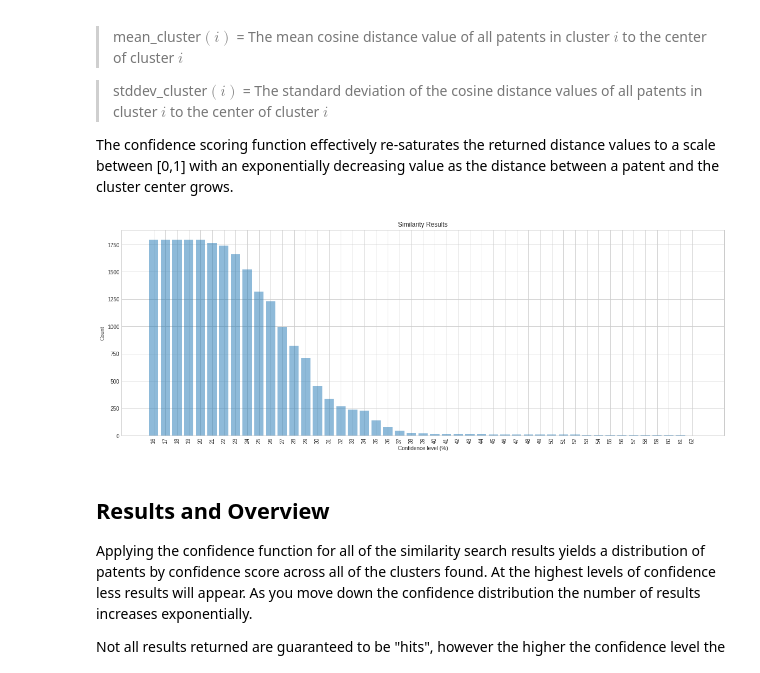
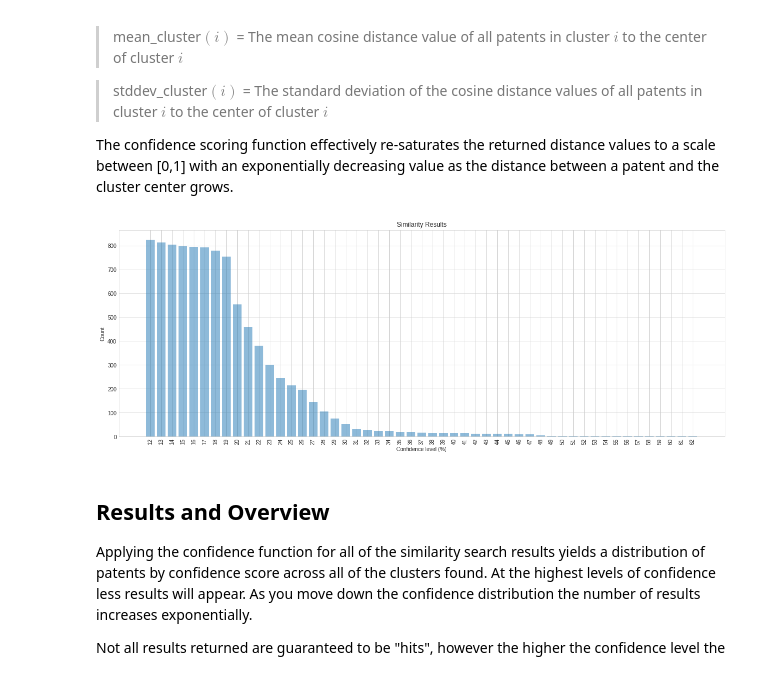
Before and after one commit to SanggunLee/patents-public-data, a Jupyter notebook: examples/patent_set_expansion.ipynb, the cells around one changed output. Cells and saved outputs as stored; diff of their text form; code cells hidden in the pictures.

```diff
--- a/examples/patent_set_expansion.ipynb
+++ b/examples/patent_set_expansion.ipynb
@@ -100,8 +100,8 @@ You can find a set of patent embeddings on BigQuery in the same Google Patents P
 
 In the following example query, we’ve selected a random set of US patents (and collected their embeddings) granted after Jan 1, 2005 with a top term of "neural network".
 # %%
-search_term = "neural network" #@param {type:"string"}
-return_count = 250 #@param {type:"integer"}
+search_term = "autonomous driving" #@param {type:"string"}
+return_count =  500#@param {type:"integer"}
 
 def create_query(search_term):
 
@@ -116,7 +116,7 @@ def create_query(search_term):
     WHERE
       pub.country_code = 'US'
       AND "''' + search_term + '''" IN UNNEST(gpr.top_terms)
-      AND pub.grant_date >= 20050101 AND pub.grant_date < 20100101
+      AND pub.grant_date >= 20000101 AND pub.grant_date < 20210101
   )
 
   SELECT
@@ -722,7 +722,7 @@ for label, cluster_info in cluster_dict.items():
 
   # Remove input list from results
   input_list = str([x.encode('utf-8') for x in df.publication_number.tolist()])
-  input_list = input_list.replace('[', '(').replace(']', ')')
+  input_list = input_list.replace('[', '(').replace('b','').replace(']', ')')
   query_string = query_string.replace('[cluster_input_list]', input_list)
 
   temp = client.query(query_string).to_dataframe()
@@ -820,35 +852,35 @@ for i in range(100, 0, -1):
     density_data[i] = len(df)
   else:
     density_data[i] = len(similarity_result.loc[similarity_result.confidence == i]) + density_data[i+1]
 
 temp = density_data.copy()
 
 min_value = temp[1]
 max_value = temp[100]
 
 for i in range(1, 101):
   if temp[i] == min_value:
     temp.pop(i)
   elif temp[i] == max_value:
     temp.pop(i)
   else:
     temp[i] = temp[i] - max_value
 
 
 y_pos = temp.keys()
 performance = temp.values()
 
 with plt.style.context("seaborn-whitegrid"):
   plt.figure(figsize=(20,7))
   plt.bar(y_pos, performance, align='center', alpha=0.5)
-  plt.xticks(y_pos, y_pos)
+  plt.xticks(list(y_pos))
   plt.ylabel('Count')
   plt.xlabel('Confidence level (%)')
   plt.title('Similarity Results')
   plt.xticks(rotation=90)
   plt.show()
 # %% [output]
-[figure, old version]
+[figure, new version]
 # %% [markdown]
 ## Results and Overview
 
```
Also changed, not shown: parts of 9 cells of this notebook.
